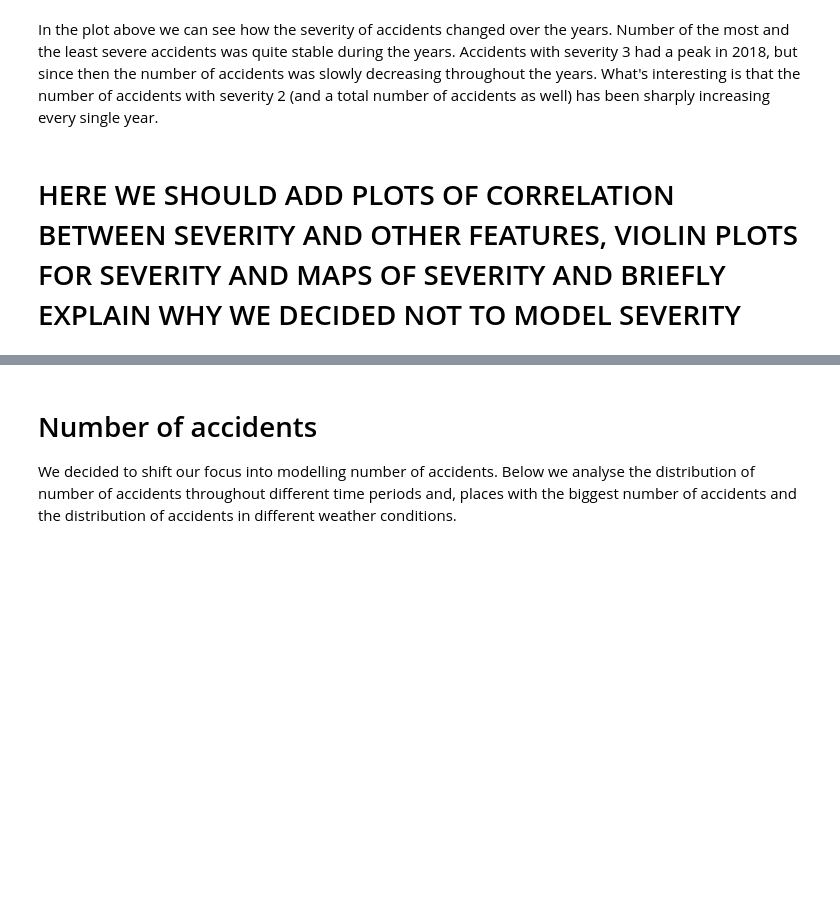
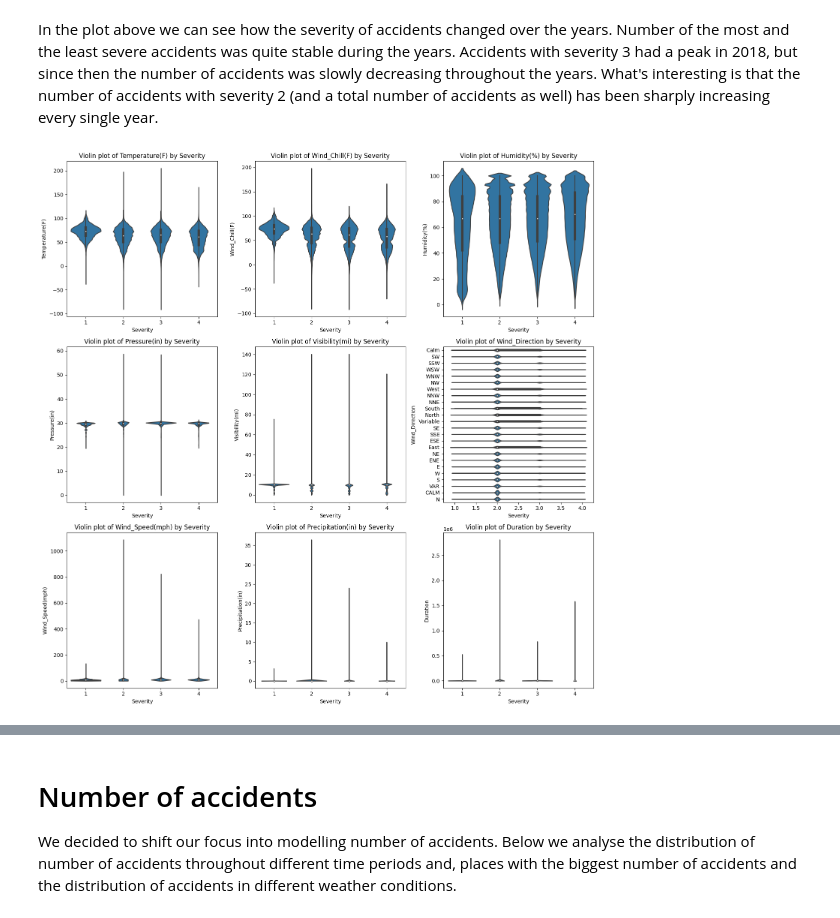
Before and after one commit to hrapek/mbml-us-accidents, a Jupyter notebook: final notebook.ipynb, the cells around one changed output, grey strips where cells are left out. Cells and saved outputs as stored; diff of their text form; code cells hidden in the pictures; blank space fills up the shorter version.

```diff
--- a/final notebook.ipynb
+++ b/final notebook.ipynb
@@ -262,6 +265,7 @@ We can see that now the situation is quite different: severity equal to 2 still
 # %%
 # transform data type
 df['Start_Time'] = pd.to_datetime(df['Start_Time'])
+df['End_Time'] = pd.to_datetime(df['End_Time'])
 # how many accidents in different years
 df['Year'] = df['Start_Time'].dt.year
 # Drop rows where Year is 2023
@@ -283,5 +287,25 @@ plt.show()
 [figure]
 # %% [markdown]
 In the plot above we can see how the severity of accidents changed over the years. Number of the most and the least severe accidents was quite stable during the years. Accidents with severity 3 had a peak in 2018, but since then the number of accidents was slowly decreasing throughout the years. What's interesting is that the number of accidents with severity 2 (and a total number of accidents as well) has been sharply increasing every single year.
-# %% [markdown]
-# HERE WE SHOULD ADD PLOTS OF CORRELATION BETWEEN SEVERITY AND OTHER FEATURES, VIOLIN PLOTS FOR SEVERITY AND MAPS OF SEVERITY AND BRIEFLY EXPLAIN WHY WE DECIDED NOT TO MODEL SEVERITY
+# %%
+df['Duration'] = (df['End_Time'] - df['Start_Time']).dt.total_seconds() / 60
+# %%
+# Features to plot
+features = ['Temperature(F)', 'Wind_Chill(F)', 'Humidity(%)', 'Pressure(in)',
+            'Visibility(mi)', 'Wind_Direction', 'Wind_Speed(mph)', 'Precipitation(in)', 'Duration']
+
+blue_palette = sns.color_palette(["#1f77b4"])
+
+# Create subplots
+fig, axes = plt.subplots(nrows=3, ncols=3, figsize=(15, 15))
+axes = axes.flatten()
+
+# Plot each feature
+for i, feature in enumerate(features):
+    sns.violinplot(x='Severity', y=feature, data=df, ax=axes[i], palette=blue_palette)
+    axes[i].set_title(f'Violin plot of {feature} by Severity')
+
+plt.tight_layout()
+plt.show()
+# %% [output]
+[figure, added]
```
Also changed, not shown: parts of 111 cells of this notebook.
